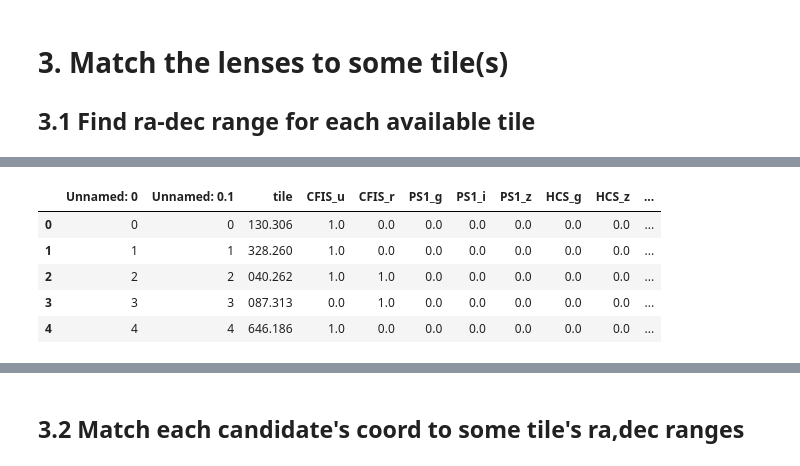
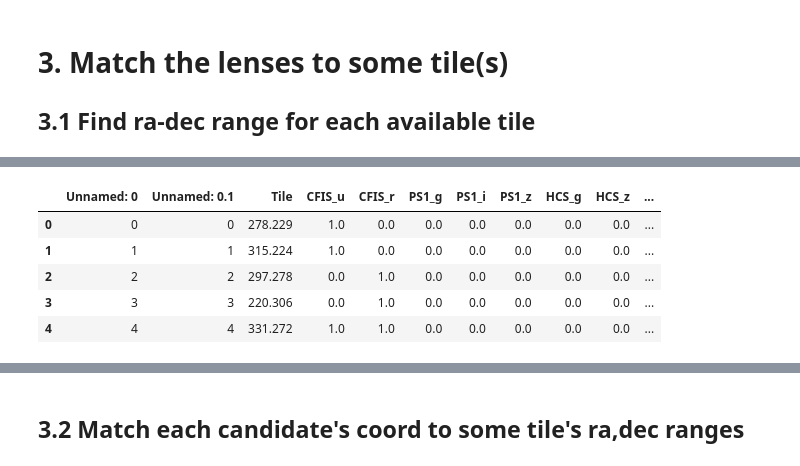
Before and after one commit to AnaHoban/GravitationalLensing2, a Jupyter notebook: Code/Batch Loading/Currently used/cutouts/Cutout_production.ipynb, the cells around one changed output, grey strips where cells are left out. Drawn from its saved outputs; the diff is of its cells as text; code cells hidden in the pictures.

```diff
--- a/Code/Batch Loading/Currently used/cutouts/Cutout_production.ipynb
+++ b/Code/Batch Loading/Currently used/cutouts/Cutout_production.ipynb
@@ -284,12 +306,12 @@ print(coord_to_tile(56.11631188171804, 27.0, 1))
 100.234
 # %%
 #load list of tiles
-tiles_table = pd.read_csv(label_dir + 'tiles_summary.csv', dtype={'tile':str})
+tiles_table = pd.read_csv(label_dir + 'tiles_summary.csv', dtype={'Tile':str})
 tiles_table.head()
 # %% [output]
-|  | Unnamed: 0 | Unnamed: 0.1 | tile | CFIS_u | CFIS_r | PS1_g | PS1_i | PS1_z | HCS_g | HCS_z | ... |
-| 0 | 0 | 0 | 130.306 | 1.0 | 0.0 | 0.0 | 0.0 | 0.0 | 0.0 | 0.0 | ... |
-| 1 | 1 | 1 | 328.260 | 1.0 | 0.0 | 0.0 | 0.0 | 0.0 | 0.0 | 0.0 | ... |
-| 2 | 2 | 2 | 040.262 | 1.0 | 1.0 | 0.0 | 0.0 | 0.0 | 0.0 | 0.0 | ... |
-| 3 | 3 | 3 | 087.313 | 0.0 | 1.0 | 0.0 | 0.0 | 0.0 | 0.0 | 0.0 | ... |
-| 4 | 4 | 4 | 646.186 | 1.0 | 0.0 | 0.0 | 0.0 | 0.0 | 0.0 | 0.0 | ... |
+|  | Unnamed: 0 | Unnamed: 0.1 | Tile | CFIS_u | CFIS_r | PS1_g | PS1_i | PS1_z | HCS_g | HCS_z | ... |
+| 0 | 0 | 0 | 278.229 | 1.0 | 0.0 | 0.0 | 0.0 | 0.0 | 0.0 | 0.0 | ... |
+| 1 | 1 | 1 | 315.224 | 1.0 | 0.0 | 0.0 | 0.0 | 0.0 | 0.0 | 0.0 | ... |
+| 2 | 2 | 2 | 297.278 | 0.0 | 1.0 | 0.0 | 0.0 | 0.0 | 0.0 | 0.0 | ... |
+| 3 | 3 | 3 | 220.306 | 0.0 | 1.0 | 0.0 | 0.0 | 0.0 | 0.0 | 0.0 | ... |
+| 4 | 4 | 4 | 331.272 | 1.0 | 1.0 | 0.0 | 0.0 | 0.0 | 0.0 | 0.0 | ... |
```
Also changed, not shown: parts of 58 cells of this notebook, 13 other files.
